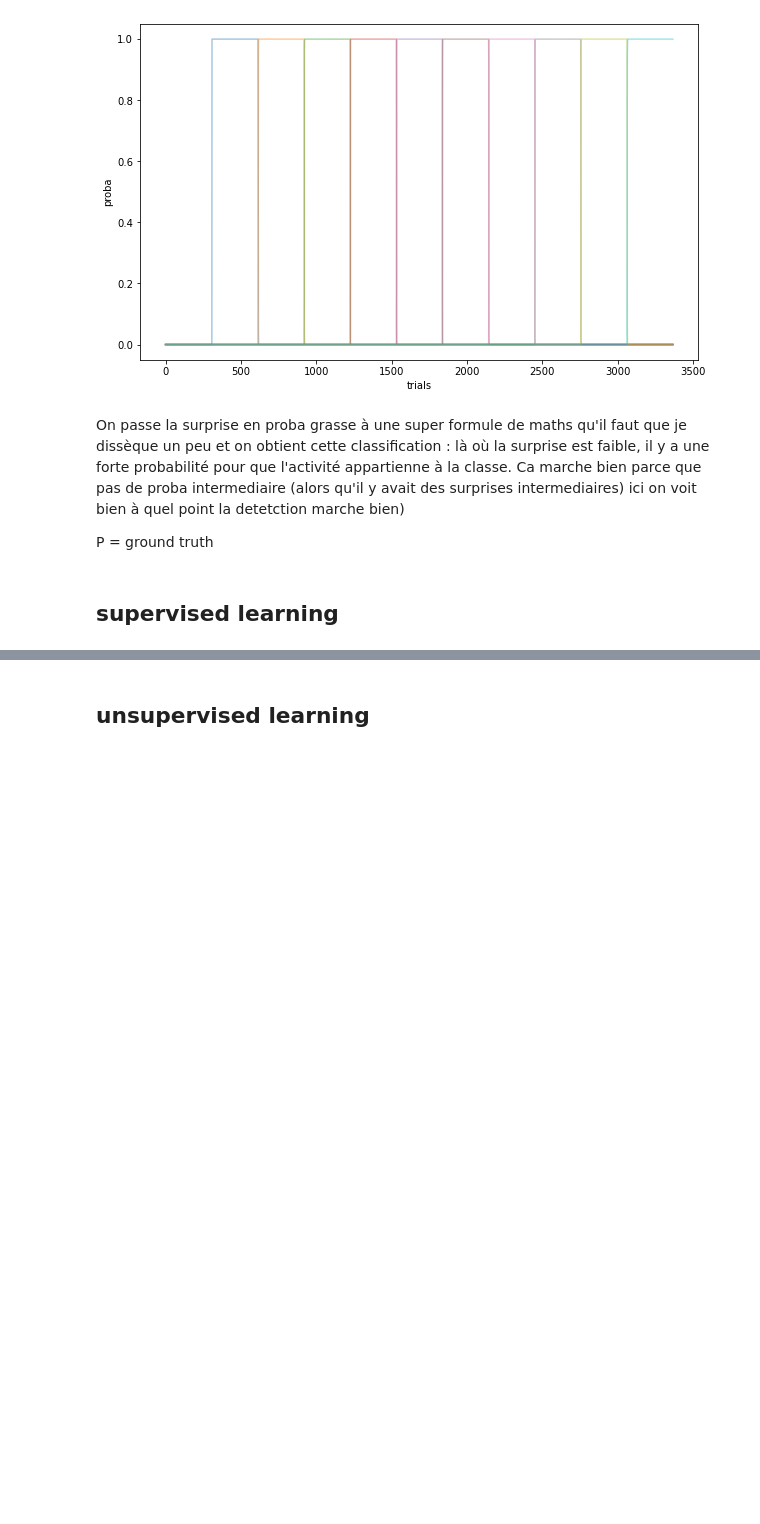
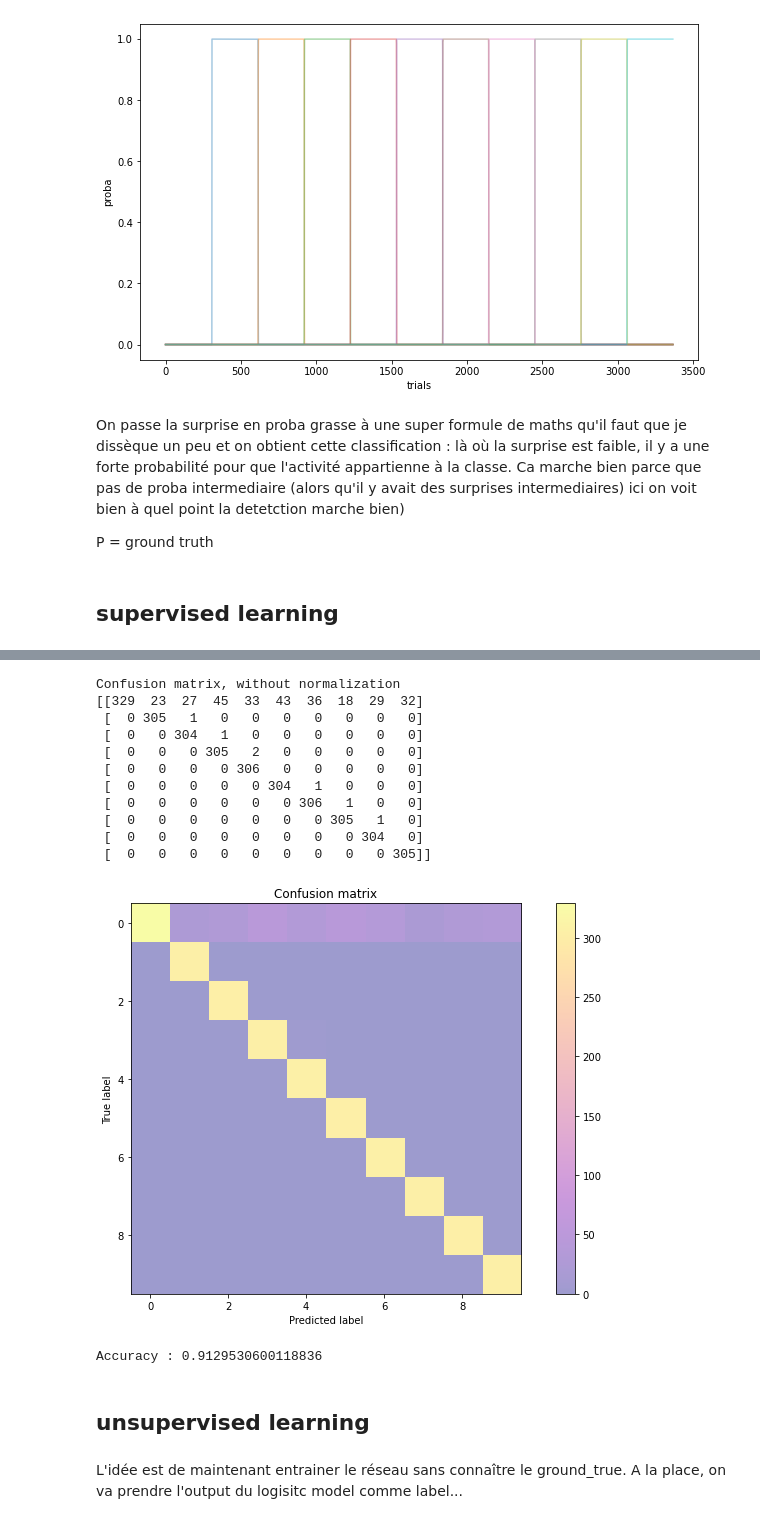
Before and after one commit to camillebesnainou/2022-01-10-polychrony, a Jupyter notebook: 2022-02-07-my-super-first-notebook.ipynb, the cells around one changed output, grey strips where cells are left out. Saved outputs shown, nothing was run; the diff lists cells and outputs as text; code cells hidden in the pictures; blank space fills up the shorter version.

```diff
--- a/2022-02-07-my-super-first-notebook.ipynb
+++ b/2022-02-07-my-super-first-notebook.ipynb
@@ -328,2 +327,63 @@ c.plot_out(outputs_)
+# %%
+outputs = logistic_model(_b)
+# %%
+from sklearn import metrics
+
+p = torch.argmax(P,dim=1)
+out = torch.argmax(outputs,dim=1)
+cm = metrics.confusion_matrix(p, out)
+# %%
+def plot_confusion_matrix(cm, K,
+                          normalize=False,
+                          title='Confusion matrix',
+                          cmap = plt.get_cmap("plasma")):
+
+    if normalize:
+        cm = cm.astype('float') / cm.sum(axis=1)[:, np.newaxis]
+        print("Normalized confusion matrix")
+    else:
+        print('Confusion matrix, without normalization')
+
+    print(cm)
+
+    plt.imshow(cm, interpolation='nearest', cmap=cmap, alpha =.4)
+    plt.title(title)
+    plt.colorbar()
+    #tick_marks = np.arange((K))
+    #plt.xticks((K, K))
+    #plt.yticks(K, K)
+
+    fmt = '.2f' if normalize else 'd'
+    thresh = cm.max() / 2.
+    #for i, j in (range(K)):
+     #   plt.text(j, i, format(cm[i, j], fmt),
+      #           horizontalalignment="center",
+       #          color="white" if cm[i, j] > thresh else "black")
+
+    plt.tight_layout()
+    plt.ylabel('True label')
+    plt.xlabel('Predicted label')
+# %%
+plt.figure(figsize=figsize)
+plot_confusion_matrix(cm,K)
+# %% [output]
+Confusion matrix, without normalization
+[[329  23  27  45  33  43  36  18  29  32]
+ [  0 305   1   0   0   0   0   0   0   0]
+ [  0   0 304   1   0   0   0   0   0   0]
+ [  0   0   0 305   2   0   0   0   0   0]
+ [  0   0   0   0 306   0   0   0   0   0]
+ [  0   0   0   0   0 304   1   0   0   0]
+ [  0   0   0   0   0   0 306   1   0   0]
+ [  0   0   0   0   0   0   0 305   1   0]
+ [  0   0   0   0   0   0   0   0 304   0]
+ [  0   0   0   0   0   0   0   0   0 305]]
+[figure, added]
+# %%
+print('Accuracy :', metrics.accuracy_score(p, out))
+# %% [output]
+Accuracy : 0.9129530600118836
 # %% [markdown]
 ## unsupervised learning
+# %% [markdown]
+L'idée est de maintenant entrainer le réseau sans connaître le ground_true. A la place, on va prendre l'output du logisitc model comme label...
```
Also changed, not shown: parts of 29 cells of this notebook.
